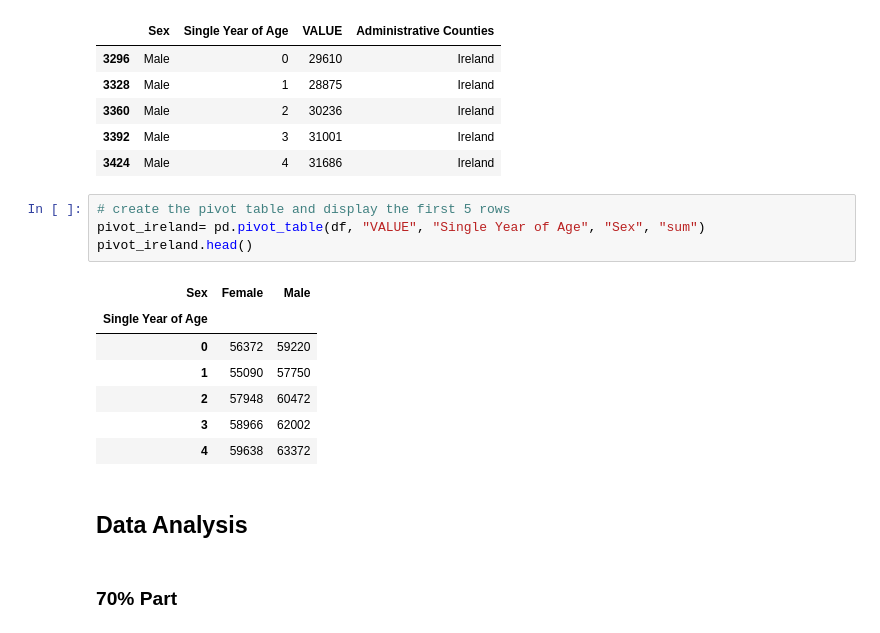
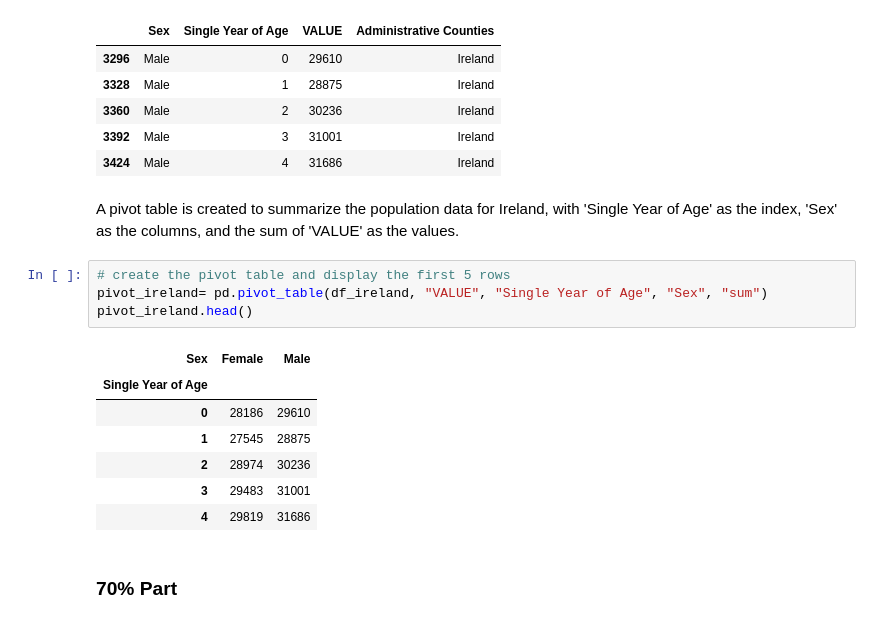
Before and after one commit to AnnaLozenko/PFDA_assignments, a Jupyter notebook: assignment05-population.ipynb, the cells around one changed output. Cells and saved outputs as stored; diff of their text form.

```diff
--- a/assignment05-population.ipynb
+++ b/assignment05-population.ipynb
@@ -134,20 +138,20 @@ df_ireland.head(5)
 | 3360 | Male | 2 | 30236 | Ireland |
 | 3392 | Male | 3 | 31001 | Ireland |
 | 3424 | Male | 4 | 31686 | Ireland |
+# %% [markdown]
+A pivot table is created to summarize the population data for Ireland, with 'Single Year of Age' as the index, 'Sex' as the columns, and the sum of 'VALUE' as the values.
 # %%
 # create the pivot table and display the first 5 rows
-pivot_ireland= pd.pivot_table(df, "VALUE", "Single Year of Age", "Sex", "sum")
+pivot_ireland= pd.pivot_table(df_ireland, "VALUE", "Single Year of Age", "Sex", "sum")
 pivot_ireland.head()
 # %% [output]
 | Sex | Female | Male |
 | Single Year of Age |  |  |
-| 0 | 56372 | 59220 |
-| 1 | 55090 | 57750 |
-| 2 | 57948 | 60472 |
-| 3 | 58966 | 62002 |
-| 4 | 59638 | 63372 |
+| 0 | 28186 | 29610 |
+| 1 | 27545 | 28875 |
+| 2 | 28974 | 30236 |
+| 3 | 29483 | 31001 |
+| 4 | 29819 | 31686 |
-# %% [markdown]
-## Data Analysis
 # %% [markdown]
 ### 70% Part
 # %% [markdown]
```
Also changed, not shown: parts of 16 cells of this notebook.
